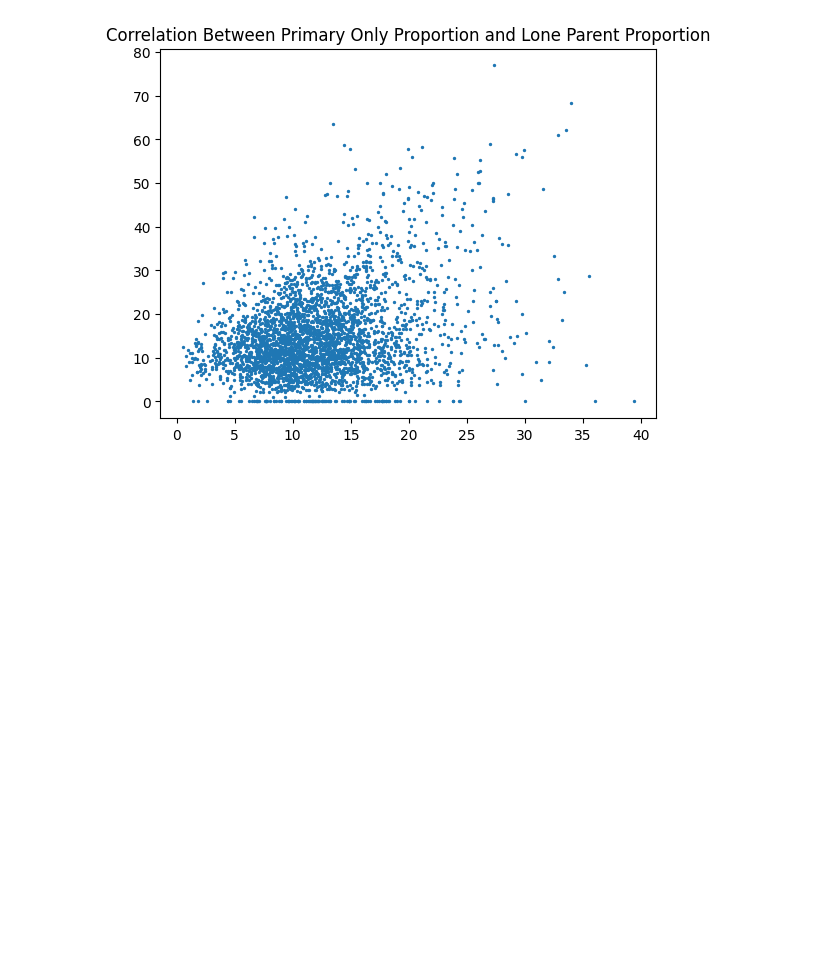
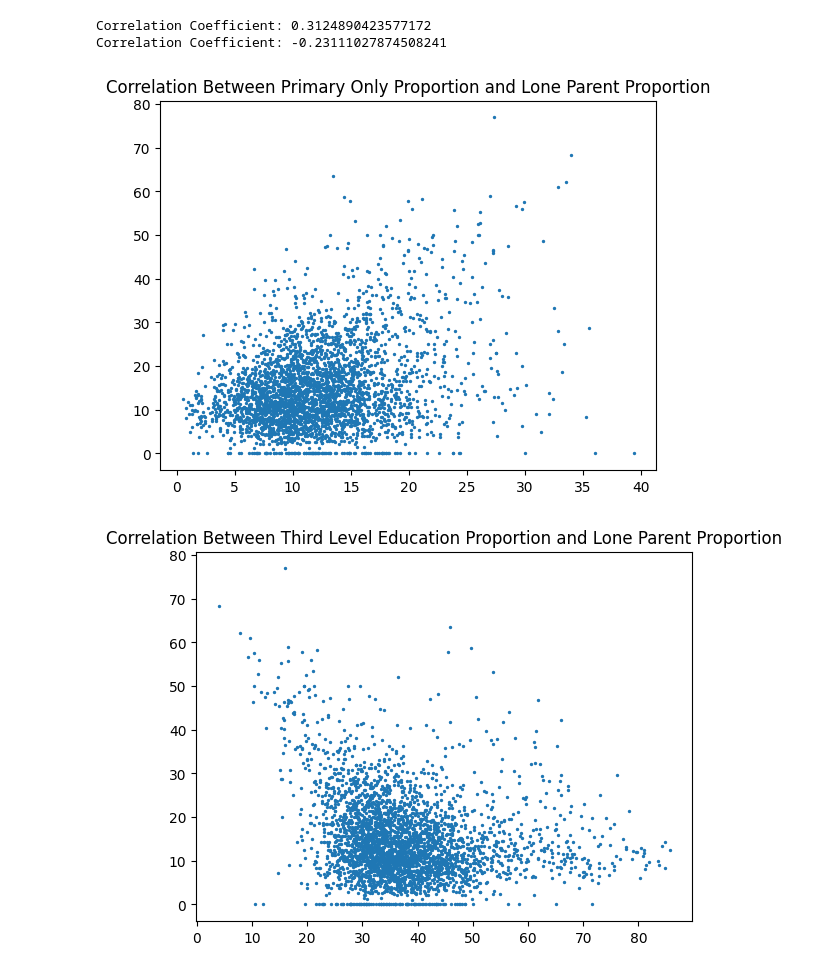
Before and after one commit to ainaacm/Python-Introduction, a Jupyter notebook: Ryan.ipynb, the cells around one changed output. Cells and saved outputs as stored; diff of their text form; code cells hidden in the pictures; blank space fills up the shorter version.

Commit message:
2nd Graph

```diff
--- a/Ryan.ipynb
+++ b/Ryan.ipynb
@@ -12,31 +12,54 @@ deprivation.head
 # %%
 lone_parent_prop = deprivation["Lone Parent Ratio 2022 %"]
 primary_only_prop = deprivation["Prop. Primary Education Only 2022 %"]
+third_level_prop = deprivation["Proportion at Third Level Education 2016 %"]
 
-#Selecting the Variables of Interest for Question 2. Combining them into one dataframe. Dropping NAs
+#Selecting the Variables of Interest for Question 2. Now Combining them into one dataframe. Dropping NAs
 
 depr2 = pd.DataFrame({"Lone Parent Proportion (%)": lone_parent_prop,
                       "Primary Schooling Only (%)": primary_only_prop})
 
 depr2 = depr2.dropna()
+
+depr3 = pd.DataFrame({"Lone Parent Proportion (%)": lone_parent_prop,
+                      "Third Level Proportion (%)": third_level_prop})
+
+depr3 = depr3.dropna()
 # %%
 correlation = depr2["Lone Parent Proportion (%)"].corr(
     depr2["Primary Schooling Only (%)"])
 
 print("Correlation Coefficient:", correlation)
 
+correlation1 = depr3["Lone Parent Proportion (%)"].corr(
+    depr3["Third Level Proportion (%)"])
+
+print("Correlation Coefficient:", correlation1)
+
 #Calculating Correlation Coefficient
+# %% [output]
+Correlation Coefficient: 0.3124890423577172
+Correlation Coefficient: -0.23111027874508241
 # %%
-plt.figure()
+plt.figure(1)
 
 plt.scatter(depr2["Primary Schooling Only (%)"],
             depr2["Lone Parent Proportion (%)"],
             s = 2)
 
 plt.title("Correlation Between Primary Only Proportion and Lone Parent Proportion")
 
+plt.figure(2)
+
+plt.scatter(depr3["Third Level Proportion (%)"],
+            depr3["Lone Parent Proportion (%)"],
+            s = 2)
+
+plt.title("Correlation Between Third Level Education Proportion and Lone Parent Proportion")
+
 plt.show()
 
 #Making a scatter plot with small dots.
 # %% [output]
 [figure]
+[figure, added]
```
